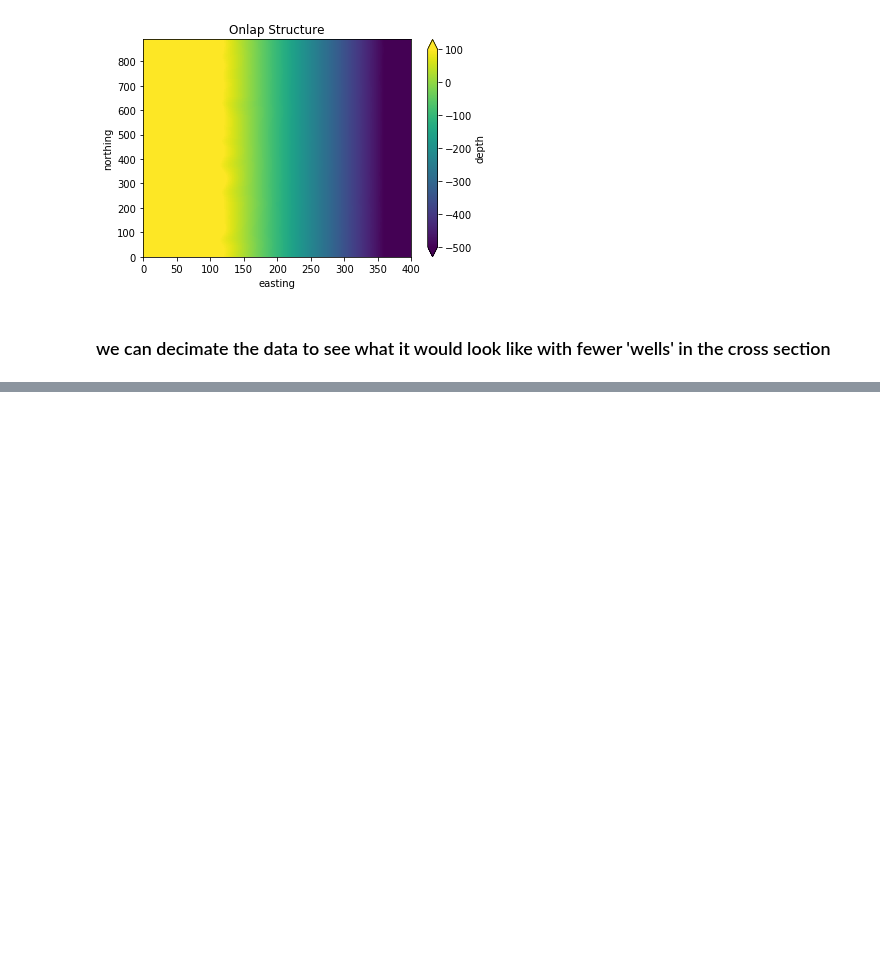
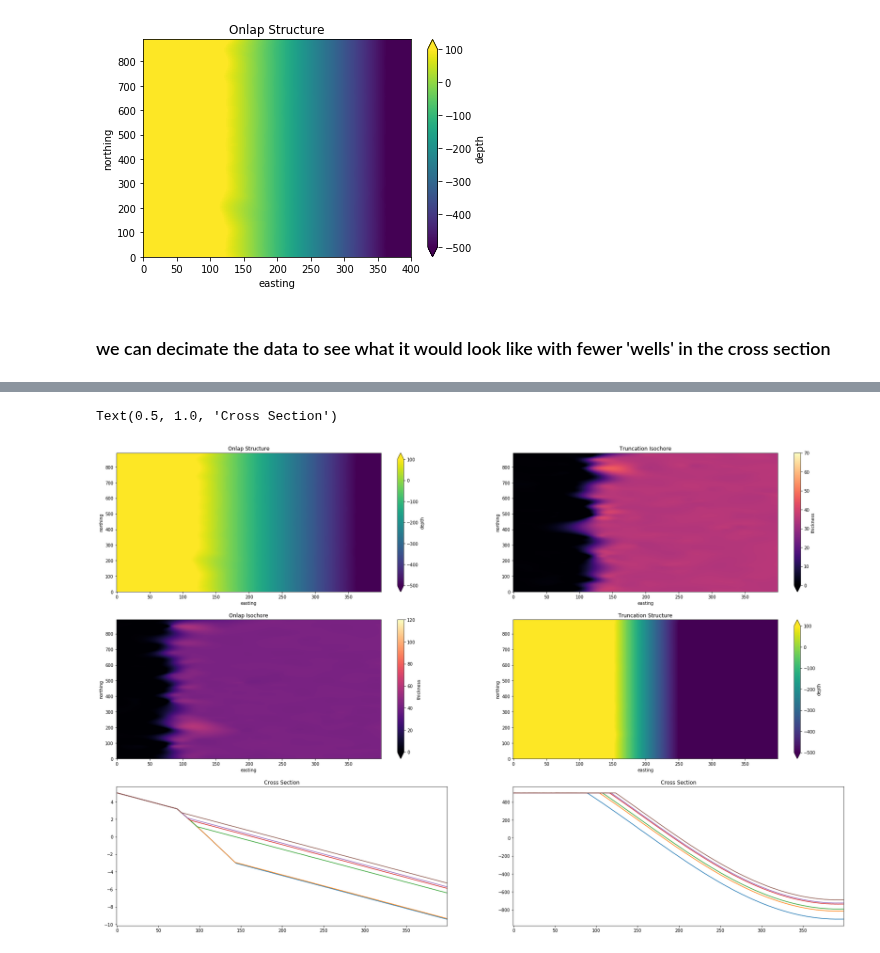
Before and after one commit to jessepisel/stratal-geometries, a Jupyter notebook: map patterns.ipynb, the cells around one changed output, grey strips where cells are left out. Drawn from its saved outputs; the diff is of its cells as text; code cells hidden in the pictures; blank space fills up the shorter version.

```diff
--- a/map patterns.ipynb
+++ b/map patterns.ipynb
@@ -161,8 +156,8 @@ spline.fit(
     (df_onlap.iloc[2000:2400, -2]*10, df_onlap.iloc[2000:2400, -1]*10),
     df_onlap.iloc[2000:2400, 5]*100,
 )
-grid = spline.grid(spacing=1, data_names=["depth"])
-grid.depth.plot.pcolormesh(cmap="viridis", vmin=100, vmax=-500)
+OLSgrid = spline.grid(spacing=1, data_names=["depth"])
+OLSgrid.depth.plot.pcolormesh(cmap="viridis", vmin=100, vmax=-500)
 plt.title("Onlap Structure")
 # %% [output]
 Text(0.5, 1.0, 'Onlap Structure')
@@ -203,0 +199,30 @@ Text(0.5, 1.0, 'B.')
+# %%
+plt.figure(figsize=(30,20))
+ax1 = plt.subplot(321)
+OLSgrid.depth.plot.pcolormesh(cmap="viridis", vmin=100, vmax=-500)
+plt.title("Onlap Structure")
+
+
+plt.subplot(322, sharex = ax1)
+AUIgrid.thickness.plot.pcolormesh(cmap="magma", vmin=0, vmax=70)
+plt.title("Truncation Isochore")
+
+
+plt.subplot(323, sharex = ax1)
+OLIgrid.thickness.plot.pcolormesh(cmap="magma", vmin=0, vmax=120)
+plt.title("Onlap Isochore")
+
+plt.subplot(324, sharex = ax1)
+AUSgrid.depth.plot.pcolormesh(cmap="viridis", vmin=100, vmax=-500)
+plt.title("Truncation Structure")
+
+plt.subplot(325, sharex = ax1)
+plt.plot(s2)
+plt.title("Cross Section")
+
+plt.subplot(326, sharex = ax1)
+plt.plot(s3*100)
+plt.title("Cross Section")
+# %% [output]
+Text(0.5, 1.0, 'Cross Section')
+[figure, added]
```
Also changed, not shown: parts of 8 cells of this notebook, 3 other files.
